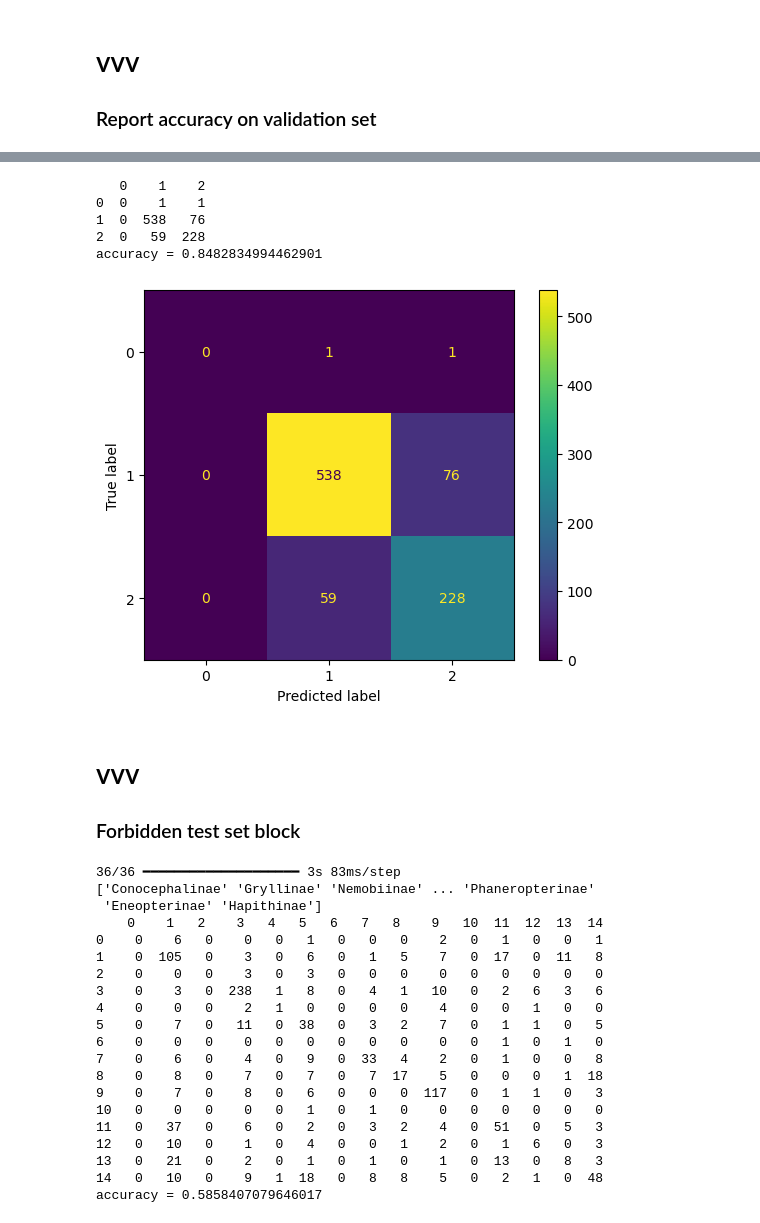
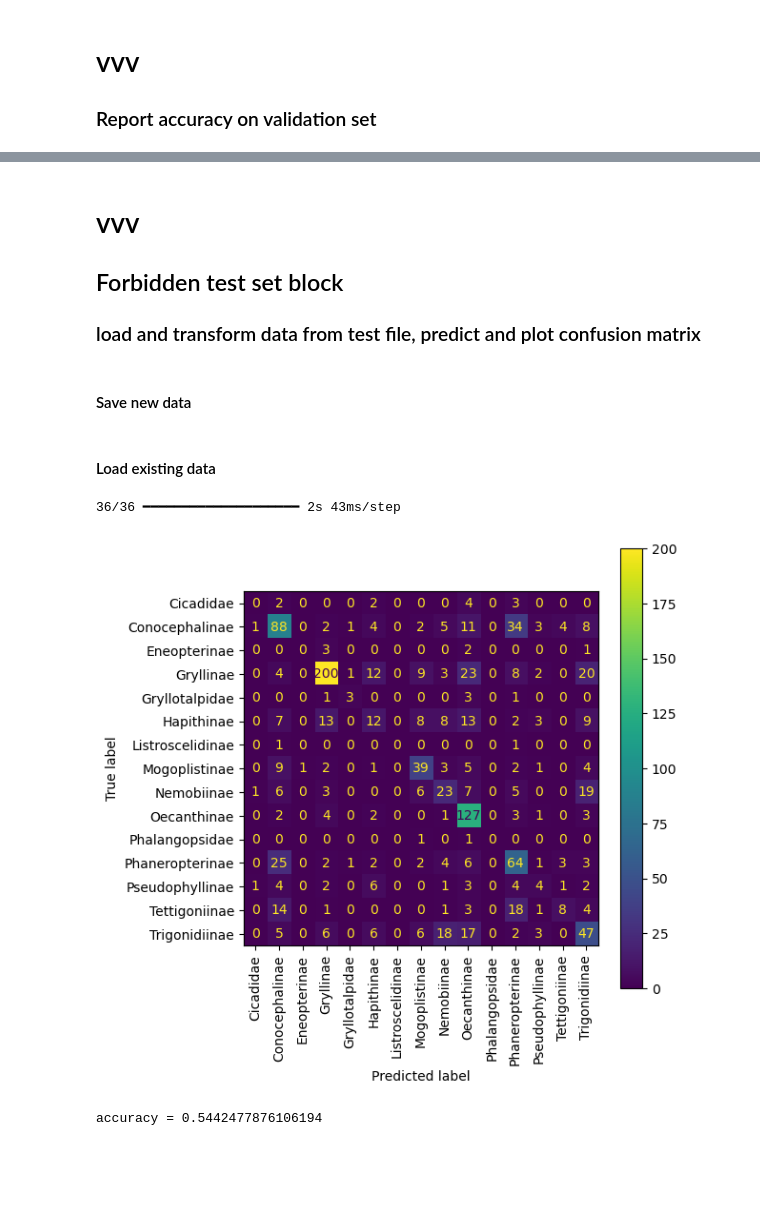
Before and after one commit to andrewcmerwin/ChirpChecker, a Jupyter notebook: CNN_experiment_Yang.ipynb, the cells around one changed output, grey strips where cells are left out. Saved outputs shown, nothing was run; the diff lists cells and outputs as text; code cells hidden in the pictures; blank space fills up the shorter version.

```diff
--- a/CNN_experiment_Yang.ipynb
+++ b/CNN_experiment_Yang.ipynb
@@ -311,27 +339,8 @@ print(np.unique(pred_class))
-# %%
-## to shorte list of classes after fitting on long list, use the class converter.
-label_name = 'fam_or_subfam'
-true_class_short = convert_labels(true_class, meta_file, label_name, 'critter_name')
-pred_class_short = convert_labels(pred_class, meta_file, label_name, 'critter_name')
-conf_mat = confusion_matrix(true_class_short, pred_class_short)
-print(pd.DataFrame(conf_mat))
-accuracy = np.diagonal(conf_mat).sum()/np.sum(conf_mat)
-print('accuracy =', accuracy)
-
-cm_display = metrics.ConfusionMatrixDisplay(confusion_matrix
-                                            = conf_mat)
-cm_display.plot()
-plt.show()
-# %% [output]
-   0    1    2
-0  0    1    1
-1  0  538   76
-2  0   59  228
-accuracy = 0.8482834994462901
-[figure, removed]
 # %% [markdown]
 # vvv
-### Forbidden test set block
+## Forbidden test set block
+
+### load and transform data from test file, predict and plot confusion matrix
 # %%
 audio_path = 'E:\chirpfiles\\no_voice_files'
 meta_file = 'MLNS_Final_Test.csv'
@@ -341,3 +350,5 @@ get_feature_function = mfcc_cut_cleaned
 test_songs_matrix, test_songs_id = get_data(audio_path, meta_file, max_time, get_feature_function)
 test_songs_label_critter = get_labels(test_songs_id, meta_file, 'critter_name')
 test_songs_label_fam = get_labels(test_songs_id, meta_file, 'fam_or_subfam')
+# %% [markdown]
+#### Save new data
@@ -343,0 +360,7 @@ test_songs_label_fam = get_labels(test_songs_id, meta_file, 'fam_or_subfam')
+# %% [markdown]
+#### Load existing data
+# %%
+test_songs_matrix=np.load('E:\chirpfiles\\test_songs_matrix_mfcc_cut_cleaned_5sec.npy')
+test_songs_label_critter=np.load('E:\chirpfiles\\test_songs_label_critter_5sec.npy')
+test_songs_label_fam=np.load('E:\chirpfiles\\test_songs_label_fam_5sec.npy')
+test_songs_id=np.load('E:\chirpfiles\\test_songs_id_5sec.npy')
@@ -344,38 +369,14 @@ test_songs_label_fam = get_labels(test_songs_id, meta_file, 'fam_or_subfam')
 # %%
 predicted_vector = model.predict(test_songs_matrix)
 predicted_class_index = np.argmax(predicted_vector, axis=-1)
 
 pred_class = le.inverse_transform(predicted_class_index)
 
 #true_class_idx = np.where(test_songs_label_fam.astype(int))[1]
 #true_class = le.inverse_transform(true_class_idx)
 true_class = test_songs_label_fam
-print(true_class)
-
-conf_mat = confusion_matrix(true_class, pred_class)
-print(pd.DataFrame(conf_mat))#,
-#                 columns = ['Predicted 0', 'Predicted 1', 'Predicted 2', 'Predicted 3'],
-#                 index = ['Actual 0', 'Actual 1', 'Actual 2', 'Actual 3'])
-accuracy = np.diagonal(conf_mat).sum()/np.sum(conf_mat)
-print('accuracy =', accuracy)
+plot_confusion(true_class, pred_class)
 # %% [output]
-36/36 ━━━━━━━━━━━━━━━━━━━━ 3s 83ms/step
-['Conocephalinae' 'Gryllinae' 'Nemobiinae' ... 'Phaneropterinae'
- 'Eneopterinae' 'Hapithinae']
-    0    1   2    3   4   5   6   7   8    9   10  11  12  13  14
-0    0    6   0    0   0   1   0   0   0    2   0   1   0   0   1
-1    0  105   0    3   0   6   0   1   5    7   0  17   0  11   8
-2    0    0   0    3   0   3   0   0   0    0   0   0   0   0   0
-3    0    3   0  238   1   8   0   4   1   10   0   2   6   3   6
-4    0    0   0    2   1   0   0   0   0    4   0   0   1   0   0
-5    0    7   0   11   0  38   0   3   2    7   0   1   1   0   5
-6    0    0   0    0   0   0   0   0   0    0   0   1   0   1   0
-7    0    6   0    4   0   9   0  33   4    2   0   1   0   0   8
-8    0    8   0    7   0   7   0   7  17    5   0   0   0   1  18
-9    0    7   0    8   0   6   0   0   0  117   0   1   1   0   3
-10   0    0   0    0   0   1   0   1   0    0   0   0   0   0   0
-11   0   37   0    6   0   2   0   3   2    4   0  51   0   5   3
-12   0   10   0    1   0   4   0   0   1    2   0   1   6   0   3
-13   0   21   0    2   0   1   0   1   0    1   0  13   0   8   3
-14   0   10   0    9   1  18   0   8   8    5   0   2   1   0  48
-accuracy = 0.5858407079646017
+36/36 ━━━━━━━━━━━━━━━━━━━━ 2s 43ms/step
+[figure, added]
+accuracy = 0.5442477876106194
```
Also changed, not shown: parts of 32 cells of this notebook, 4 other files.
